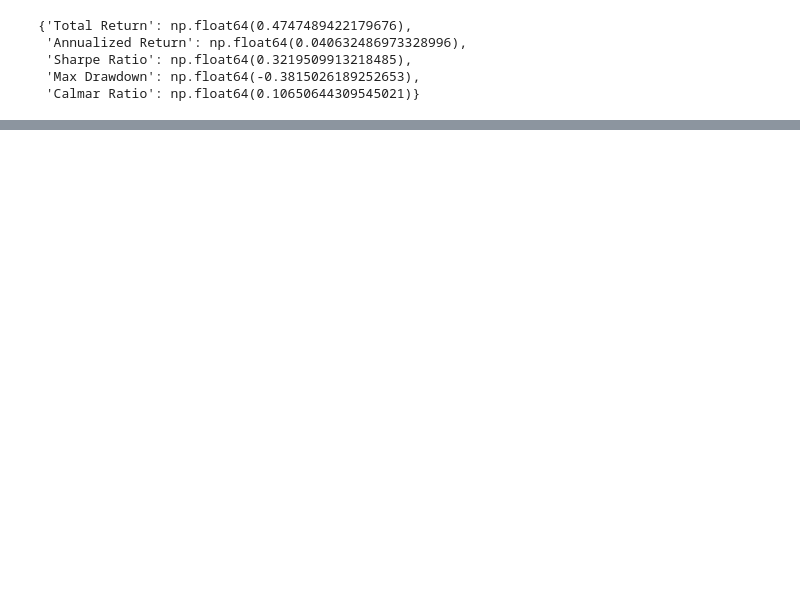
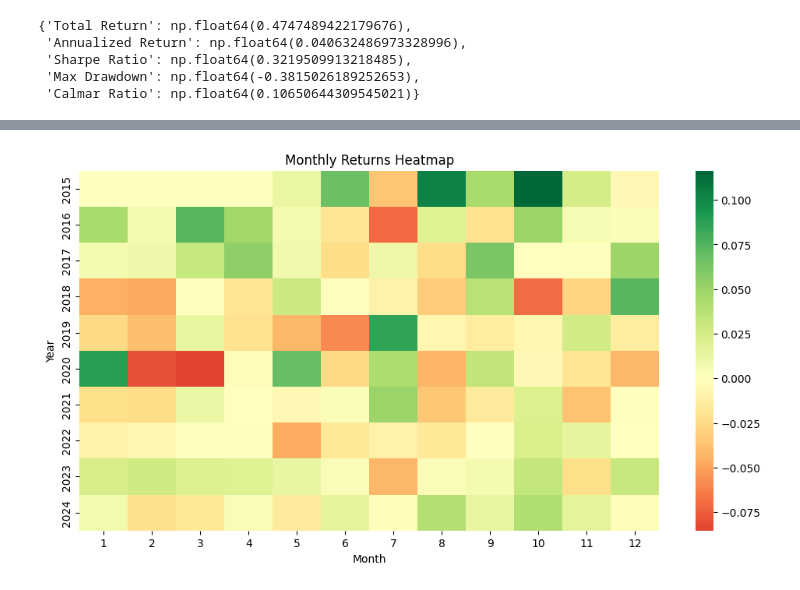
Before and after one commit to TanmayGarg02/gold-silver-pairs-strategy, a Jupyter notebook: notebooks/03_backtest.ipynb, the cells around one changed output, grey strips where cells are left out. Cells and saved outputs as stored; diff of their text form; code cells hidden in the pictures; blank space fills up the shorter version.

```diff
--- a/notebooks/03_backtest.ipynb
+++ b/notebooks/03_backtest.ipynb
@@ -120,0 +178,33 @@ metrics
+# %%
+import seaborn as sns
+import pandas as pd
+
+monthly_returns = (
+    returns
+    .resample("M")
+    .apply(lambda x: (1 + x).prod() - 1)
+)
+
+heatmap_data = monthly_returns.to_frame("return")
+heatmap_data["Year"] = heatmap_data.index.year
+heatmap_data["Month"] = heatmap_data.index.month
+
+pivot = heatmap_data.pivot(
+    index="Year",
+    columns="Month",
+    values="return"
+)
+
+plt.figure(figsize=(12,6))
+sns.heatmap(
+    pivot,
+    cmap="RdYlGn",
+    center=0,
+    annot=False
+)
+plt.title("Monthly Returns Heatmap")
+plt.savefig("../results/figures/monthly_returns_heatmap.png",
+            dpi=300, bbox_inches="tight")
+plt.show()
+# %% [output]
+[figure, added]
```
Also changed, not shown: parts of 9 cells of this notebook, 15 other files.
